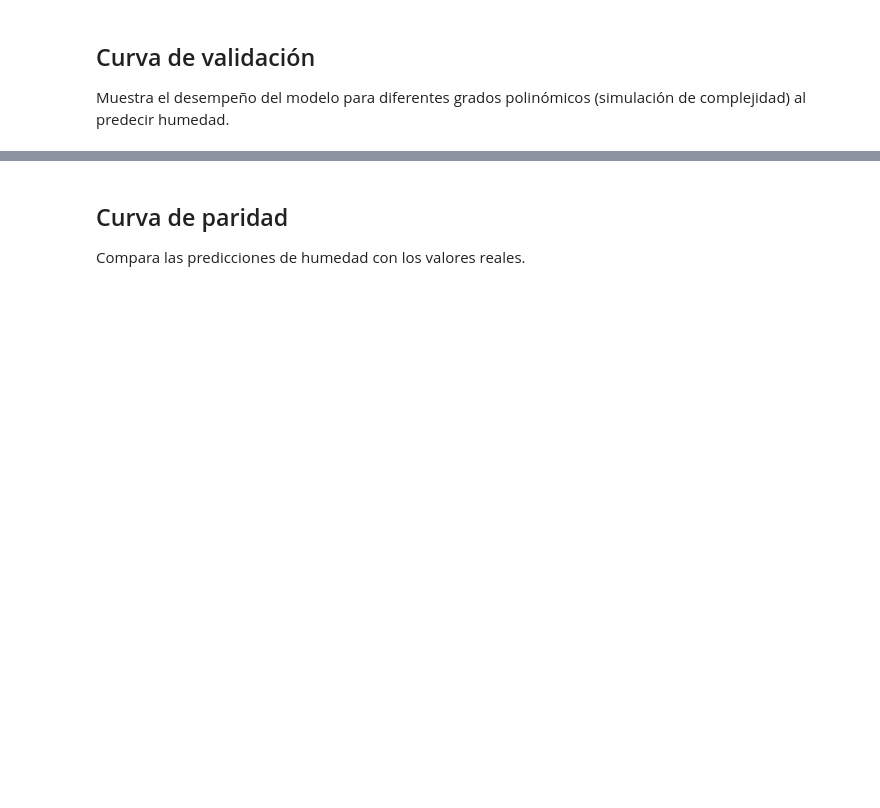
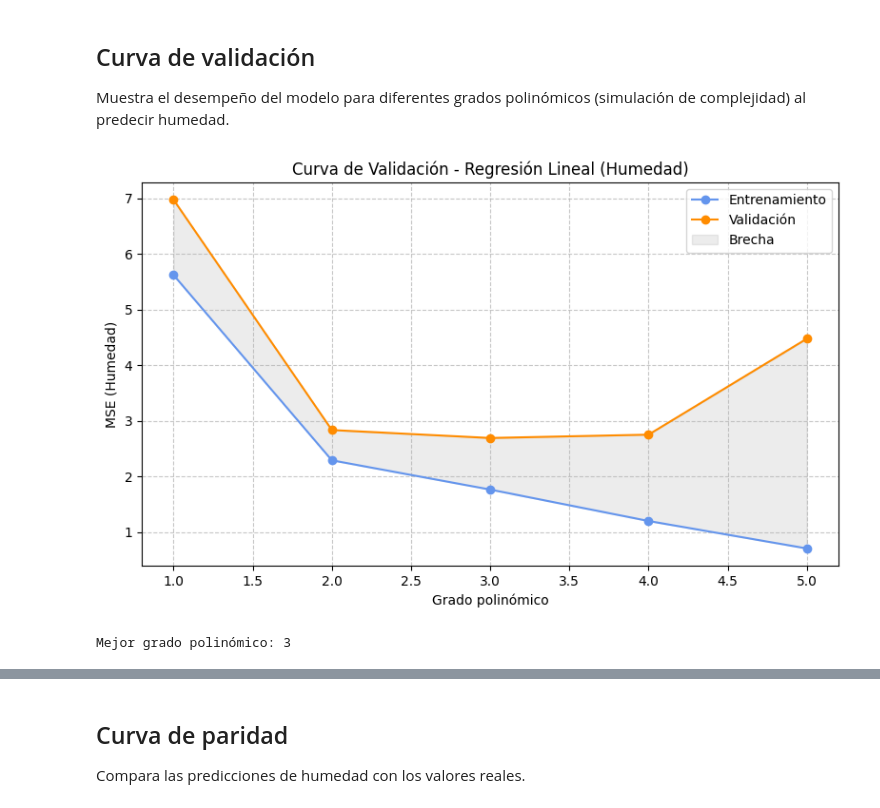
Before and after one commit to Adriana276/ML_LPTM, a Jupyter notebook: ML/tarea/regresion_lineal_humedad.ipynb, the cells around one changed output, grey strips where cells are left out. Saved outputs shown, nothing was run; the diff lists cells and outputs as text; code cells hidden in the pictures; blank space fills up the shorter version.

```diff
--- a/ML/tarea/regresion_lineal_humedad.ipynb
+++ b/ML/tarea/regresion_lineal_humedad.ipynb
@@ -49,21 +66,35 @@ plt.show()
 ## Curva de validación
 Muestra el desempeño del modelo para diferentes grados polinómicos (simulación de complejidad) al predecir humedad.
 # %%
+# Curva de validación del modelo lineal para humedad
 from sklearn.preprocessing import PolynomialFeatures
+
 degrees = np.arange(1, 6)
 train_scores, val_scores = [], []
 for d in degrees:
     poly = PolynomialFeatures(degree=d)
     x_train_poly = poly.fit_transform(x_train)
     x_val_poly = poly.transform(x_val)
     model = LinearRegression().fit(x_train_poly, y_train)
     train_scores.append(mean_squared_error(y_train, model.predict(x_train_poly)))
     val_scores.append(mean_squared_error(y_val, model.predict(x_val_poly)))
-plt.plot(degrees, train_scores, label='Entrenamiento')
-plt.plot(degrees, val_scores, label='Validación')
+
+plt.figure(figsize=(8,5))
+plt.plot(degrees, train_scores, marker='o', color='cornflowerblue', label='Entrenamiento')
+plt.plot(degrees, val_scores, marker='o', color='darkorange', label='Validación')
+plt.fill_between(degrees, train_scores, val_scores, color='gray', alpha=0.15, label='Brecha')
 plt.xlabel('Grado polinómico')
 plt.ylabel('MSE (Humedad)')
 plt.title('Curva de Validación - Regresión Lineal (Humedad)')
 plt.legend()
-plt.grid(True)
+plt.grid(True, linestyle='--', alpha=0.7)
+plt.tight_layout()
 plt.show()
+
+# Mejor configuración
+mejor_indice = np.argmin(val_scores)
+mejor_grado = degrees[mejor_indice]
+print(f'Mejor grado polinómico: {mejor_grado}')
+# %% [output]
+[figure, added]
+Mejor grado polinómico: 3
```
Also changed, not shown: parts of 14 cells of this notebook, 44 other files.
